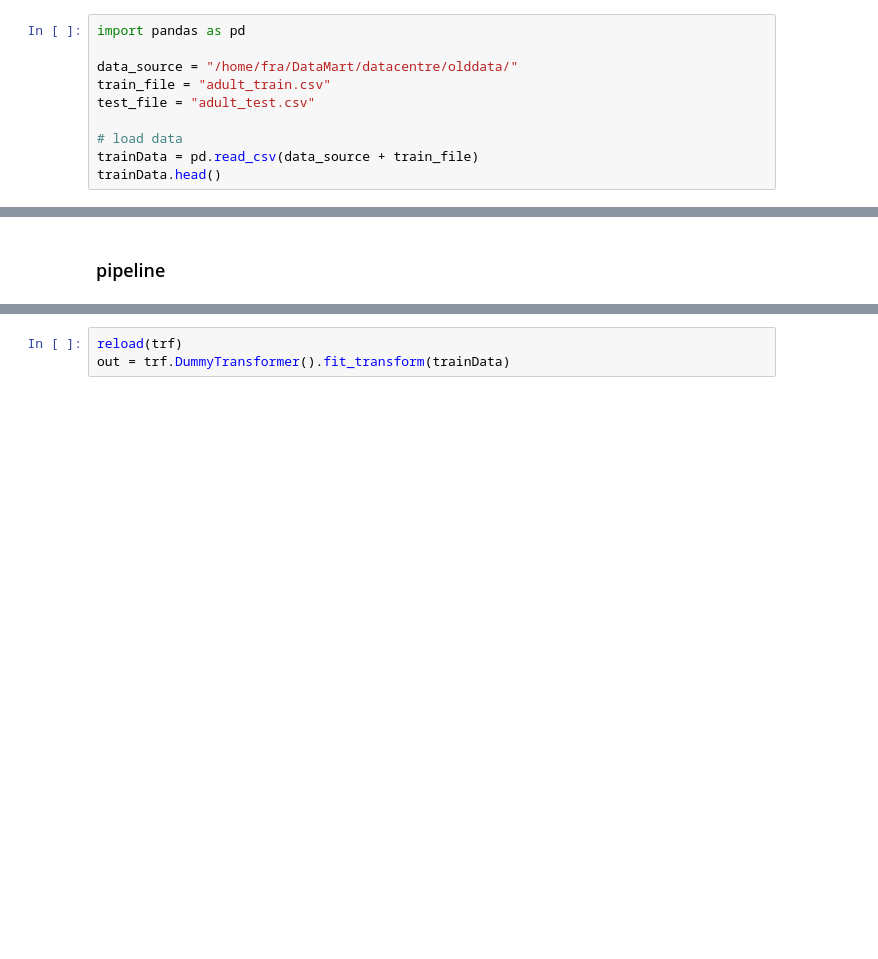
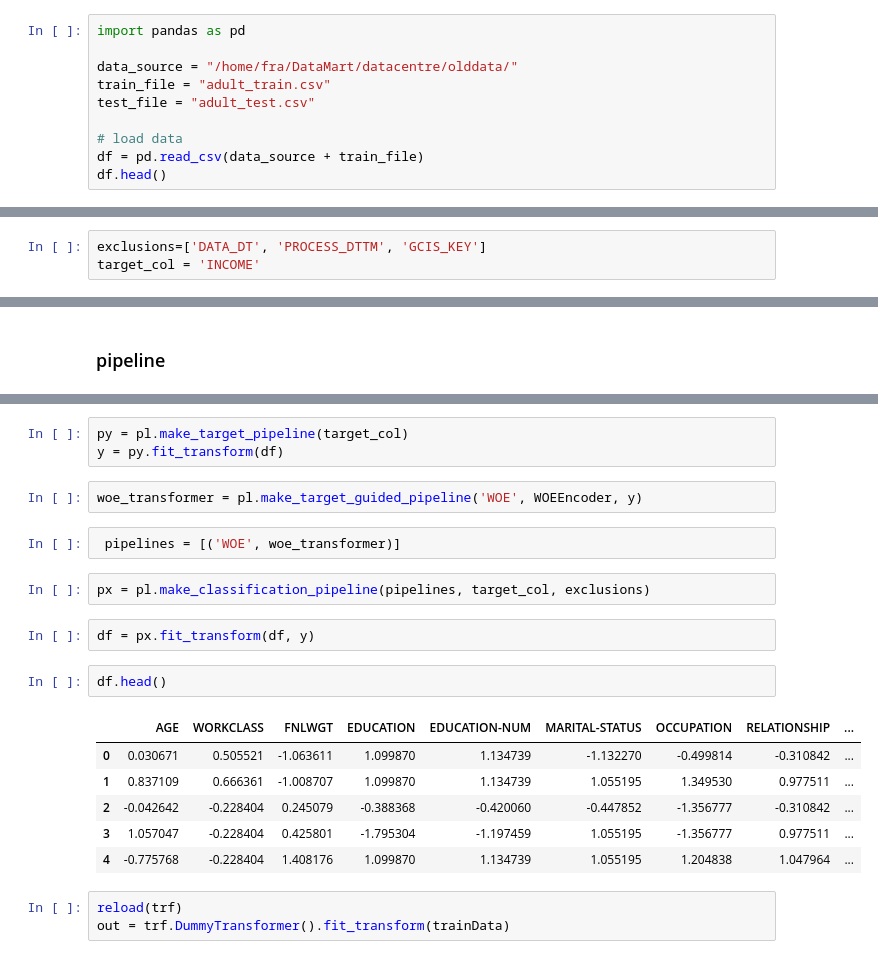
Before and after one commit to francis-fra/mlib, a Jupyter notebook: notebook/test_pipeline.ipynb, the cells around one changed output, grey strips where cells are left out. Drawn from its saved outputs; the diff is of its cells as text; blank space fills up the shorter version.

Commit message:
fixed pipeline

```diff
--- a/notebook/test_pipeline.ipynb
+++ b/notebook/test_pipeline.ipynb
@@ -6,8 +6,8 @@ train_file = "adult_train.csv"
 test_file = "adult_test.csv"
 
 # load data
-trainData = pd.read_csv(data_source + train_file)
-trainData.head()
+df = pd.read_csv(data_source + train_file)
+df.head()
 # %% [output]
 |  | age | workclass | fnlwgt | education | education-num | marital-status | occupation | relationship | ... |
 | 0 | 39 | State-gov | 77516 | Bachelors | 13 | Never-married | Adm-clerical | Not-in-family | ... |
@@ -25,3 +23,6 @@ sys.path.append(mylib)
+# %%
+exclusions=['DATA_DT', 'PROCESS_DTTM', 'GCIS_KEY']
+target_col = 'INCOME'
 # %%
 import utility as util
 import explore as ex
@@ -140,3 +40,23 @@ pd.get_dummies(trainData)
+# %%
+py = pl.make_target_pipeline(target_col)
+y = py.fit_transform(df)
+# %%
+woe_transformer = pl.make_target_guided_pipeline('WOE', WOEEncoder, y)
+# %%
+ pipelines = [('WOE', woe_transformer)]
+# %%
+px = pl.make_classification_pipeline(pipelines, target_col, exclusions)
+# %%
+df = px.fit_transform(df, y)
+# %%
+df.head()
+# %% [output]
+|  | AGE | WORKCLASS | FNLWGT | EDUCATION | EDUCATION-NUM | MARITAL-STATUS | OCCUPATION | RELATIONSHIP | ... |
+| 0 | 0.030671 | 0.505521 | -1.063611 | 1.099870 | 1.134739 | -1.132270 | -0.499814 | -0.310842 | ... |
+| 1 | 0.837109 | 0.666361 | -1.008707 | 1.099870 | 1.134739 | 1.055195 | 1.349530 | 0.977511 | ... |
+| 2 | -0.042642 | -0.228404 | 0.245079 | -0.388368 | -0.420060 | -0.447852 | -1.356777 | -0.310842 | ... |
+| 3 | 1.057047 | -0.228404 | 0.425801 | -1.795304 | -1.197459 | 1.055195 | -1.356777 | 0.977511 | ... |
+| 4 | -0.775768 | -0.228404 | 1.408176 | 1.099870 | 1.134739 | 1.055195 | 1.204838 | 1.047964 | ... |
 # %%
 reload(trf)
 out = trf.DummyTransformer().fit_transform(trainData)
```
Also changed, not shown: parts of 20 cells of this notebook, 8 other files.
